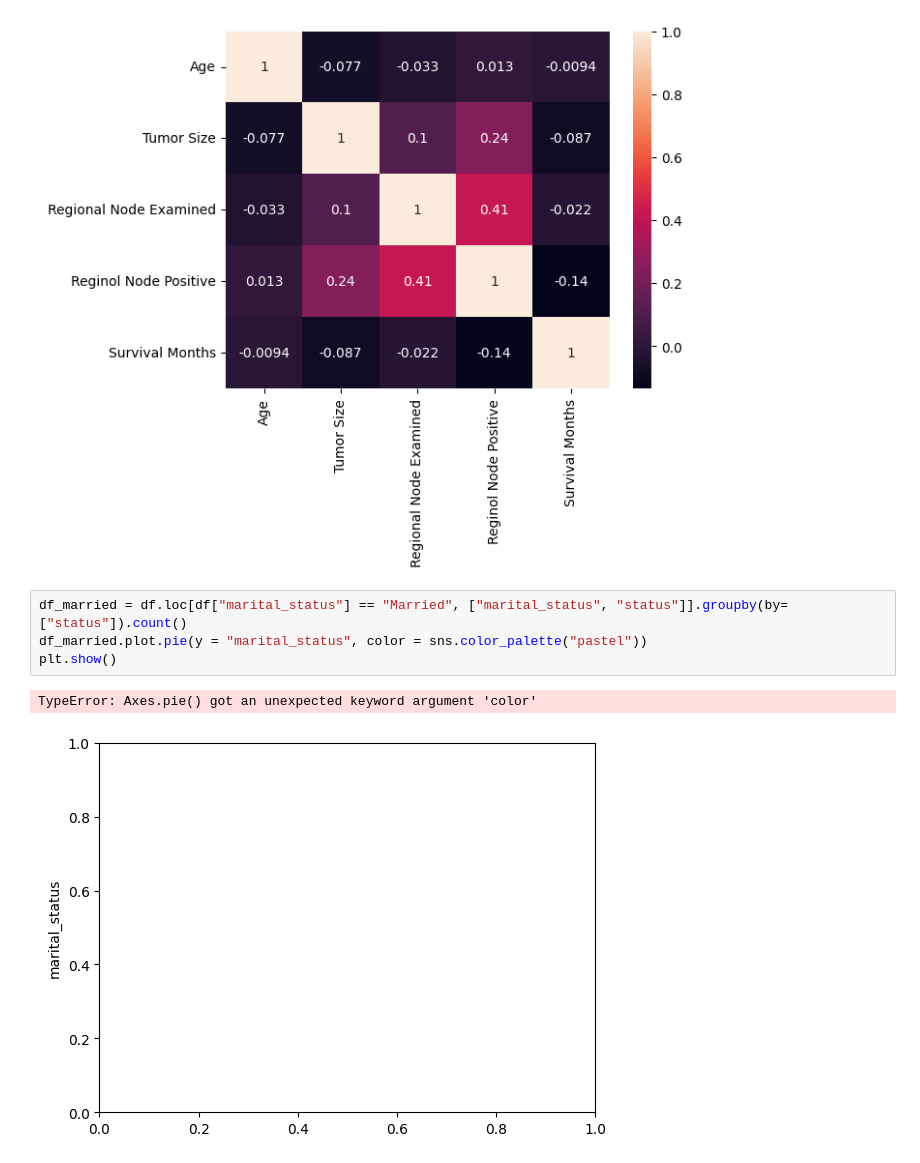
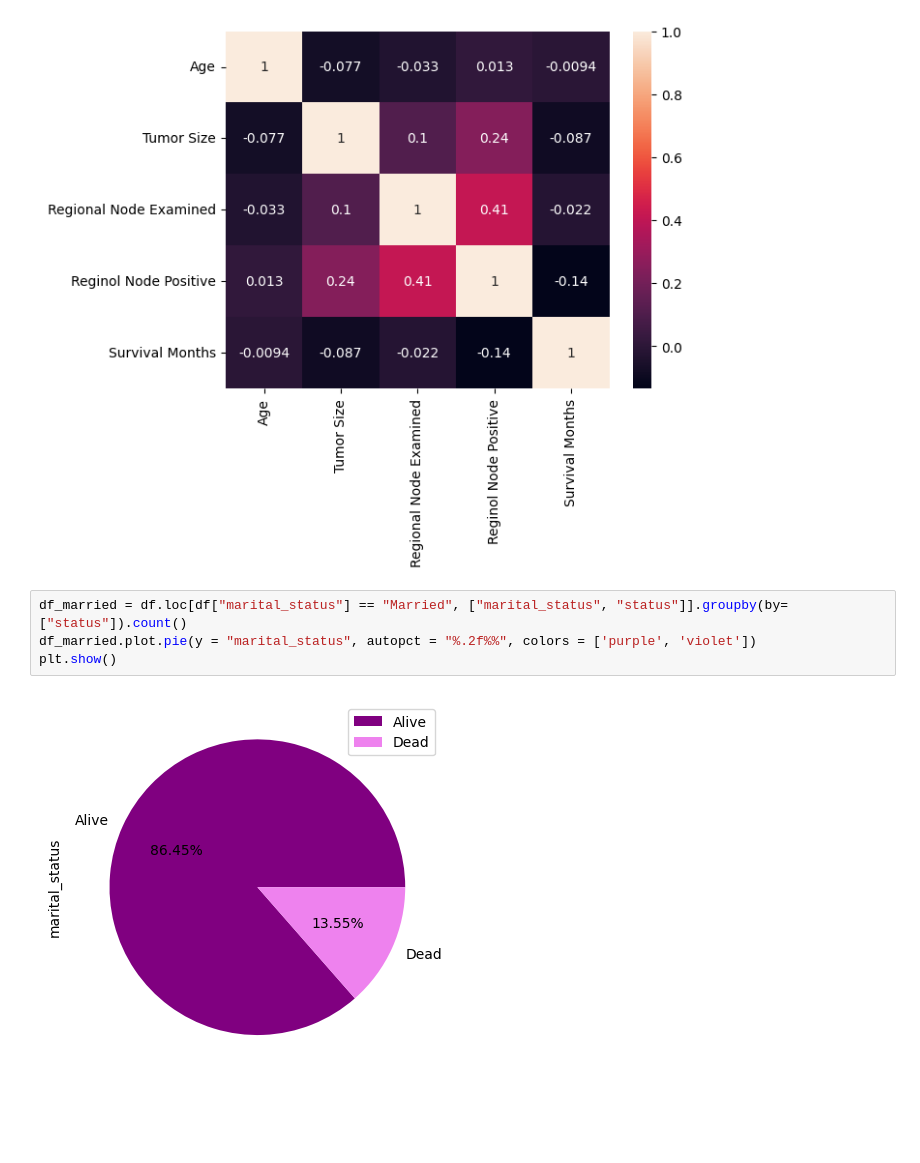
Before and after one commit to Chris-Vuong/breast-cancer, a Jupyter notebook: breast-cancer-analysis.ipynb, the cells around one changed output. Saved outputs shown, nothing was run; the diff lists cells and outputs as text; blank space fills up the shorter version.

Commit message:
added pie chart for marital status

```diff
--- a/breast-cancer-analysis.ipynb
+++ b/breast-cancer-analysis.ipynb
@@ -181,8 +181,7 @@ Survival Months                     -0.135214         1.000000
 [figure]
 # %%
 df_married = df.loc[df["marital_status"] == "Married", ["marital_status", "status"]].groupby(by=["status"]).count()
-df_married.plot.pie(y = "marital_status", color = sns.color_palette("pastel"))
+df_married.plot.pie(y = "marital_status", autopct = "%.2f%%", colors = ['purple', 'violet'])
 plt.show()
 # %% [output]
-TypeError: Axes.pie() got an unexpected keyword argument 'color'
-[figure, old version]
+[figure, new version]
```
